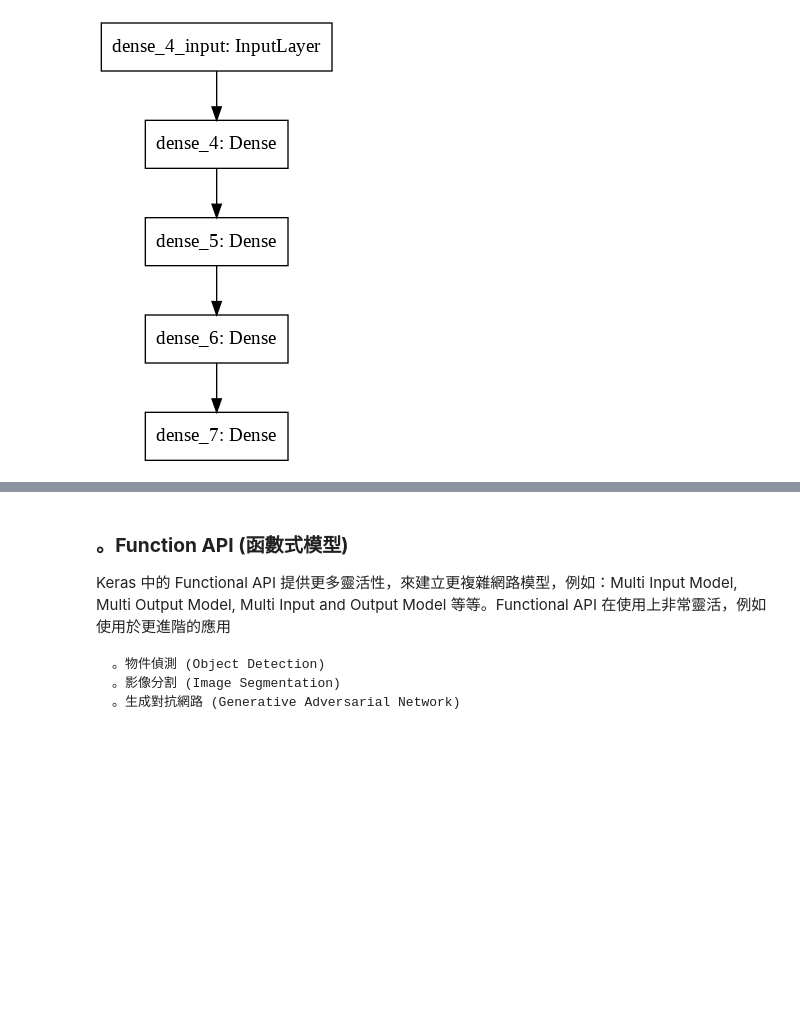
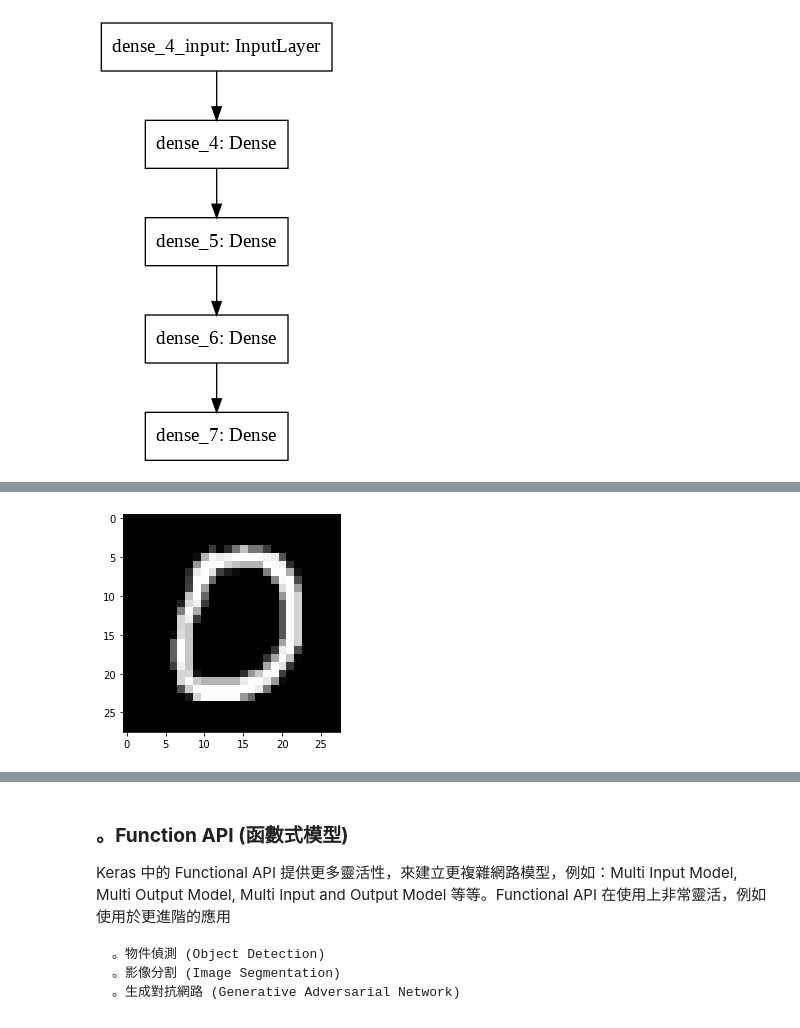
Before and after one commit to andyrkchang/THU_IE_AI_PROGRAM, a Jupyter notebook: 人工智慧導論.ipynb, the cells around one changed output, grey strips where cells are left out. Saved outputs shown, nothing was run; the diff lists cells and outputs as text; code cells hidden in the pictures; blank space fills up the shorter version.

```diff
--- a/人工智慧導論.ipynb
+++ b/人工智慧導論.ipynb
@@ -403,0 +604,27 @@ Image('Sequential_Model.png')
+# %%
+# Model Prediciton Utility Function
+# Display
+def plot_img(n):
+    plt.imshow(np.reshape(x_test[n], (28,28)), cmap='gray')
+    plt.show()
+
+def all_img_predict(model):
+    print(model.summary())
+    loss, accuracy = model.evaluate(x_test, y_test)
+    print('     ')
+    print('Loss:', loss)
+    print('Accuracy:', accuracy)
+    print('     ')
+    print('(*) Confusion Metrix')
+    predict = model.predict_classes(x_test)
+    print(pd.crosstab( np.argmax(y_test, axis = 1), predict, rownames=['Label'], colnames=['predict']))
+
+def one_img_predict(model, n):
+    predict = model.predict_classes(x_test)
+    print('Prediction:', predict[n])
+    print('Answer:', y_test[n])
+    plot_img(n)
+# %%
+plot_img(10)
+# %% [output]
+[figure, added]
```
Also changed, not shown: parts of 25 cells of this notebook.
